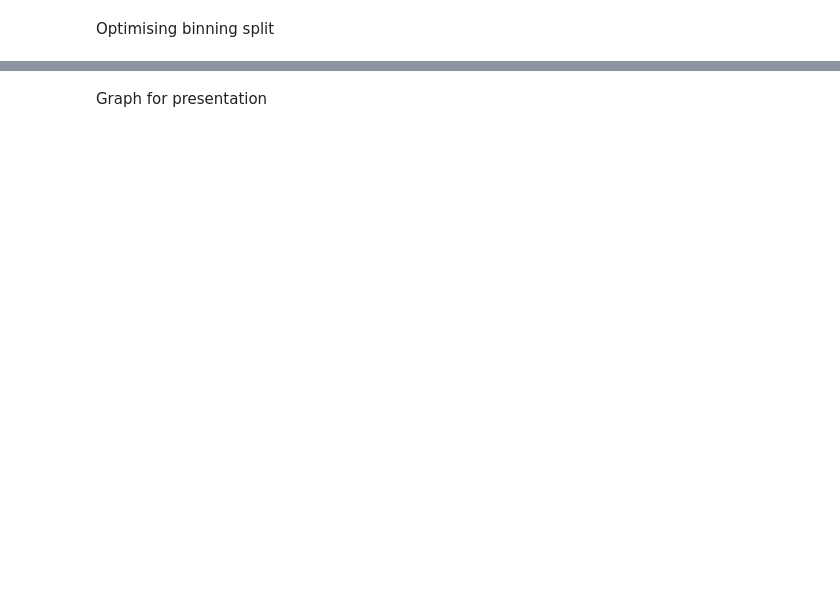
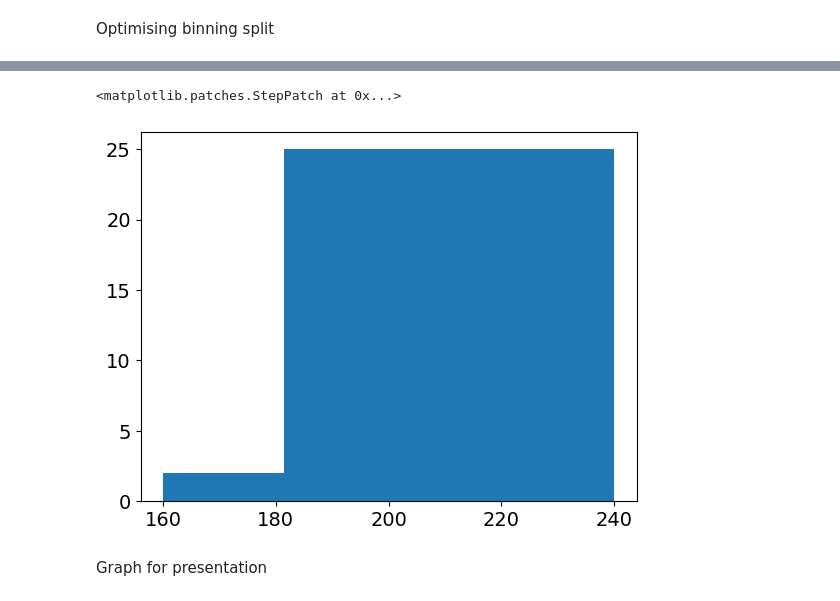
Before and after one commit to wknop/licencjat, a Jupyter notebook: notebook1.ipynb, the cells around one changed output, grey strips where cells are left out. Saved outputs shown, nothing was run; the diff lists cells and outputs as text; code cells hidden in the pictures; blank space fills up the shorter version.

```diff
--- a/notebook1.ipynb
+++ b/notebook1.ipynb
@@ -295,3 +288,11 @@ plt.plot(period_split, logL_values (splits=period_split, data=x_rang, alfa=1.000
+# %%
+perfect_split = period_split[max_index]
+points_in_bin_1 = (x_rang < perfect_split).sum()
+points_in_bin_2 = (x_rang > perfect_split).sum()
+plt.stairs([points_in_bin_1, points_in_bin_2], [per_min, perfect_split, per_max], fill=True)
+# %% [output]
+<matplotlib.patches.StepPatch at 0x...>
+[figure, added]
 # %% [markdown]
 Graph for presentation
 # %%
```
Also changed, not shown: parts of 10 cells of this notebook.
